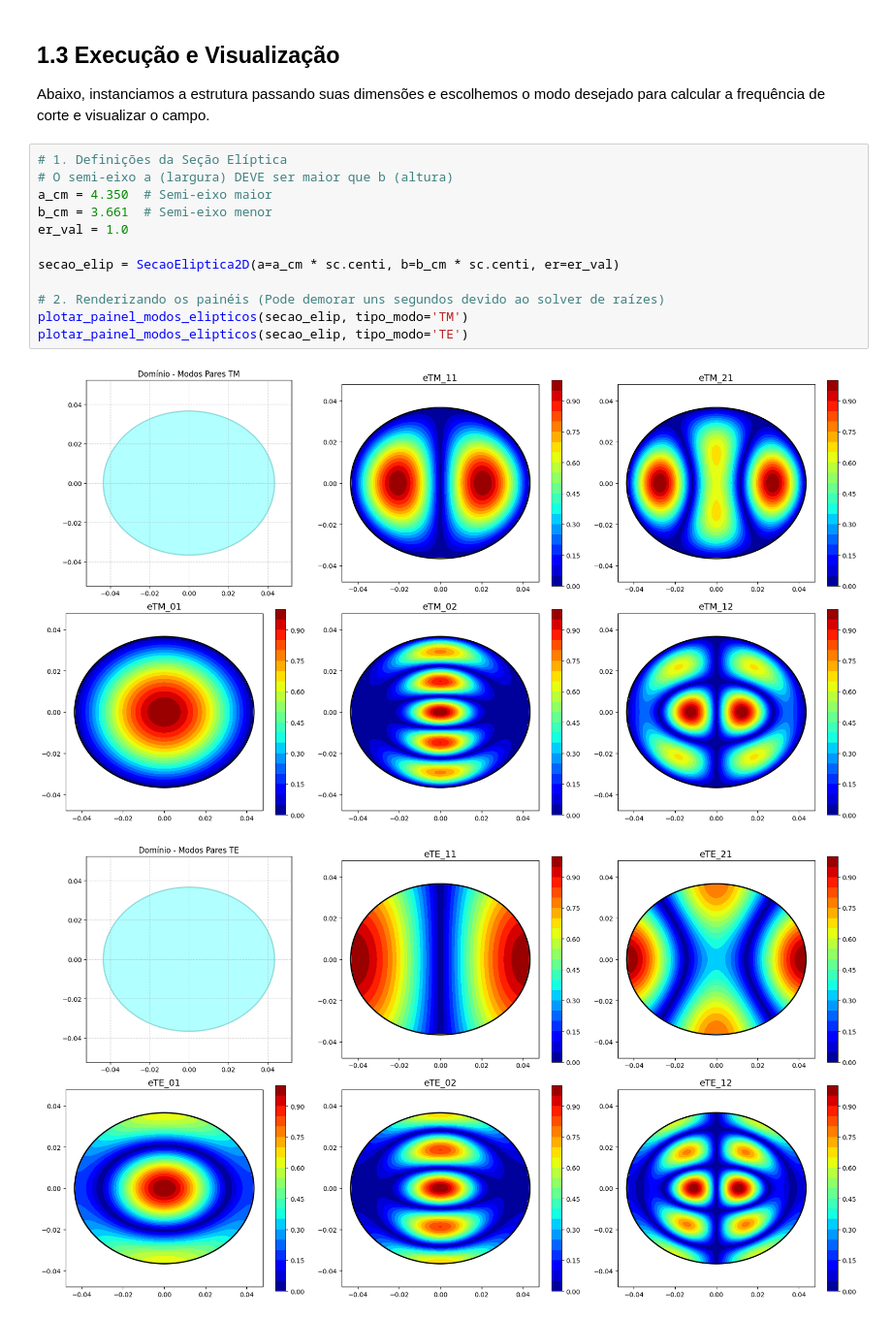
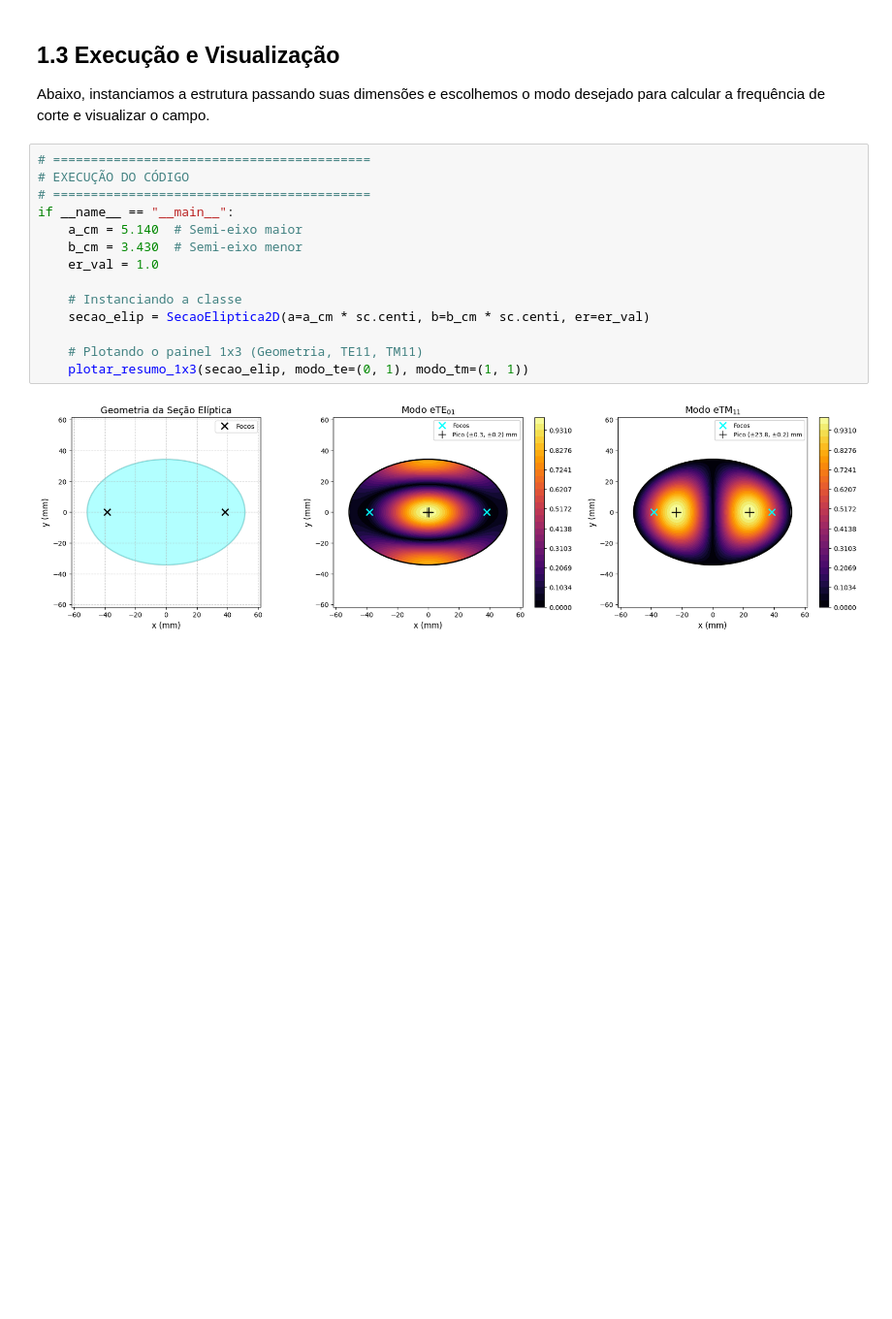
Before and after one commit to Filipeandrade112/Cavidade, a Jupyter notebook: Cavidade_Eliptica/cavidade_circ_2d.ipynb, the cells around one changed output. Shown at 97% size. Drawn from its saved outputs; the diff is of its cells as text; blank space fills up the shorter version.

```diff
--- a/Cavidade_Eliptica/cavidade_circ_2d.ipynb
+++ b/Cavidade_Eliptica/cavidade_circ_2d.ipynb
@@ -183,17 +242,18 @@ def plotar_painel_modos_elipticos(secao, tipo_modo):
 ## 1.3 Execução e Visualização
 Abaixo, instanciamos a estrutura passando suas dimensões e escolhemos o modo desejado para calcular a frequência de corte e visualizar o campo.
 # %%
-# 1. Definições da Seção Elíptica
-# O semi-eixo a (largura) DEVE ser maior que b (altura)
-a_cm = 4.350  # Semi-eixo maior
-b_cm = 3.661  # Semi-eixo menor
-er_val = 1.0
+# ==========================================
+# EXECUÇÃO DO CÓDIGO
+# ==========================================
+if __name__ == "__main__":
+    a_cm = 5.140  # Semi-eixo maior
+    b_cm = 3.430  # Semi-eixo menor
+    er_val = 1.0
 
-secao_elip = SecaoEliptica2D(a=a_cm * sc.centi, b=b_cm * sc.centi, er=er_val)
+    # Instanciando a classe
+    secao_elip = SecaoEliptica2D(a=a_cm * sc.centi, b=b_cm * sc.centi, er=er_val)
 
-# 2. Renderizando os painéis (Pode demorar uns segundos devido ao solver de raízes)
-plotar_painel_modos_elipticos(secao_elip, tipo_modo='TM')
-plotar_painel_modos_elipticos(secao_elip, tipo_modo='TE')
+    # Plotando o painel 1x3 (Geometria, TE11, TM11)
+    plotar_resumo_1x3(secao_elip, modo_te=(0, 1), modo_tm=(1, 1))
 # %% [output]
-[figure, old version]
+[figure, new version]
-[figure, removed]
```
Also changed, not shown: parts of 4 cells of this notebook.
